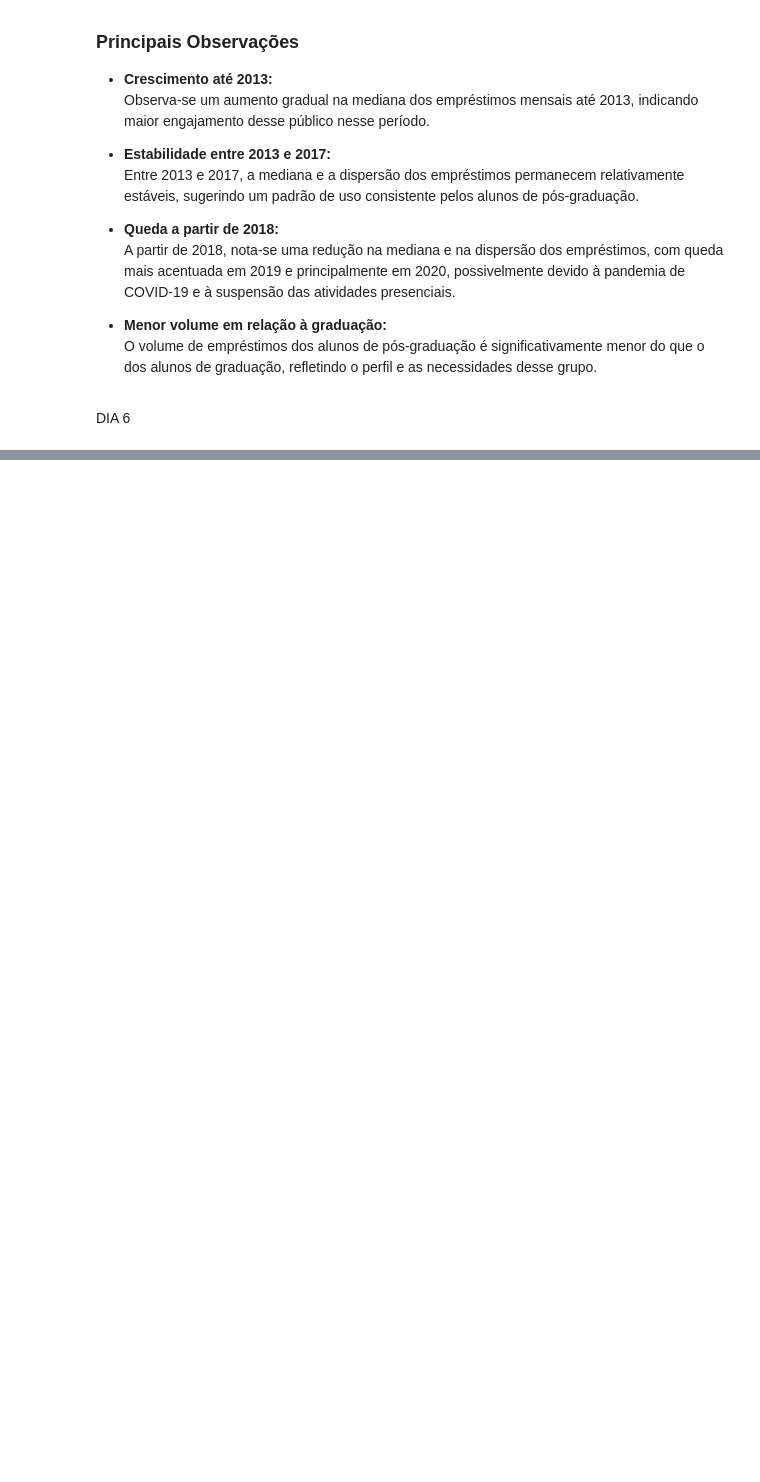
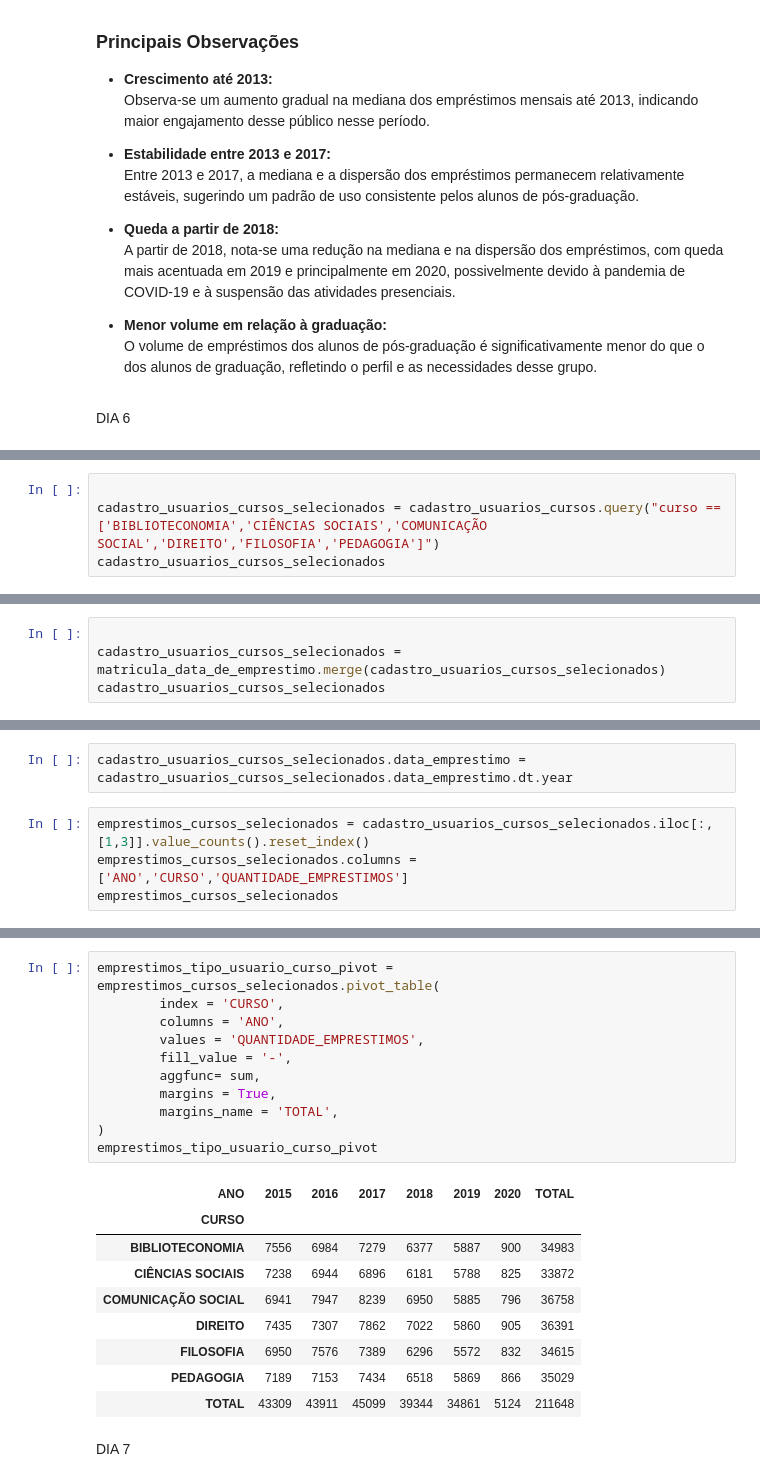
Before and after one commit to murilotw123/7_Days_Of_Code_Alura_Data_science, a Jupyter notebook: 7daysofcode.ipynb, the cells around one changed output, grey strips where cells are left out. Drawn from its saved outputs; the diff is of its cells as text; blank space fills up the shorter version.

```diff
--- a/7daysofcode.ipynb
+++ b/7daysofcode.ipynb
@@ -746,0 +841,4 @@ DIA 6
+# %%
+
+cadastro_usuarios_cursos_selecionados = cadastro_usuarios_cursos.query("curso == ['BIBLIOTECONOMIA','CIÊNCIAS SOCIAIS','COMUNICAÇÃO SOCIAL','DIREITO','FILOSOFIA','PEDAGOGIA']")
+cadastro_usuarios_cursos_selecionados
@@ -746,0 +859,4 @@ DIA 6
+# %%
+
+cadastro_usuarios_cursos_selecionados = matricula_data_de_emprestimo.merge(cadastro_usuarios_cursos_selecionados)
+cadastro_usuarios_cursos_selecionados
@@ -746,0 +877,6 @@ DIA 6
+# %%
+cadastro_usuarios_cursos_selecionados.data_emprestimo = cadastro_usuarios_cursos_selecionados.data_emprestimo.dt.year
+# %%
+emprestimos_cursos_selecionados = cadastro_usuarios_cursos_selecionados.iloc[:,[1,3]].value_counts().reset_index()
+emprestimos_cursos_selecionados.columns = ['ANO','CURSO','QUANTIDADE_EMPRESTIMOS']
+emprestimos_cursos_selecionados
@@ -746,0 +901,23 @@ DIA 6
+# %%
+emprestimos_tipo_usuario_curso_pivot = emprestimos_cursos_selecionados.pivot_table(
+        index = 'CURSO',
+        columns = 'ANO',
+        values = 'QUANTIDADE_EMPRESTIMOS',
+        fill_value = '-',
+        aggfunc= sum,
+        margins = True,
+        margins_name = 'TOTAL',
+)
+emprestimos_tipo_usuario_curso_pivot
+# %% [output]
+| ANO | 2015 | 2016 | 2017 | 2018 | 2019 | 2020 | TOTAL |
+| CURSO |  |  |  |  |  |  |  |
+| BIBLIOTECONOMIA | 7556 | 6984 | 7279 | 6377 | 5887 | 900 | 34983 |
+| CIÊNCIAS SOCIAIS | 7238 | 6944 | 6896 | 6181 | 5788 | 825 | 33872 |
+| COMUNICAÇÃO SOCIAL | 6941 | 7947 | 8239 | 6950 | 5885 | 796 | 36758 |
+| DIREITO | 7435 | 7307 | 7862 | 7022 | 5860 | 905 | 36391 |
+| FILOSOFIA | 6950 | 7576 | 7389 | 6296 | 5572 | 832 | 34615 |
+| PEDAGOGIA | 7189 | 7153 | 7434 | 6518 | 5869 | 866 | 35029 |
+| TOTAL | 43309 | 43911 | 45099 | 39344 | 34861 | 5124 | 211648 |
+# %% [markdown]
+DIA 7
```
Also changed, not shown: parts of 14 cells of this notebook.
